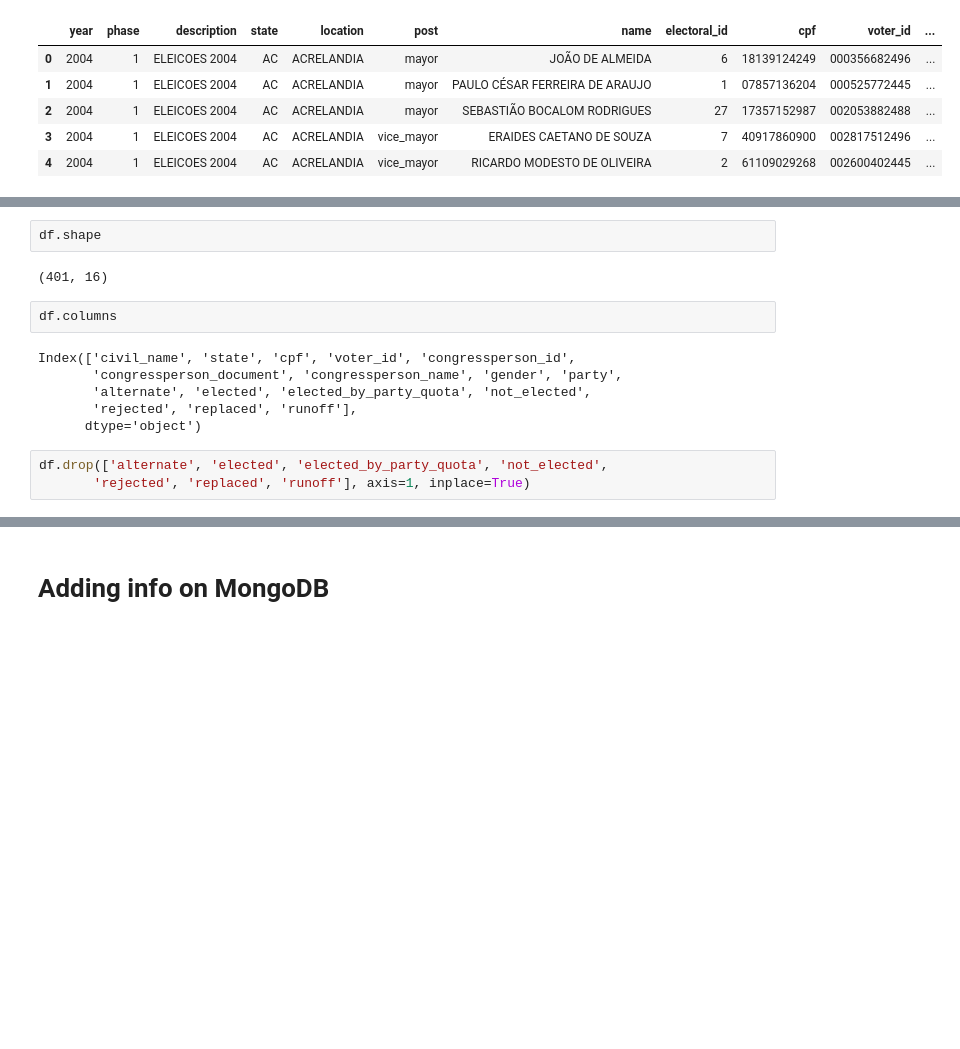
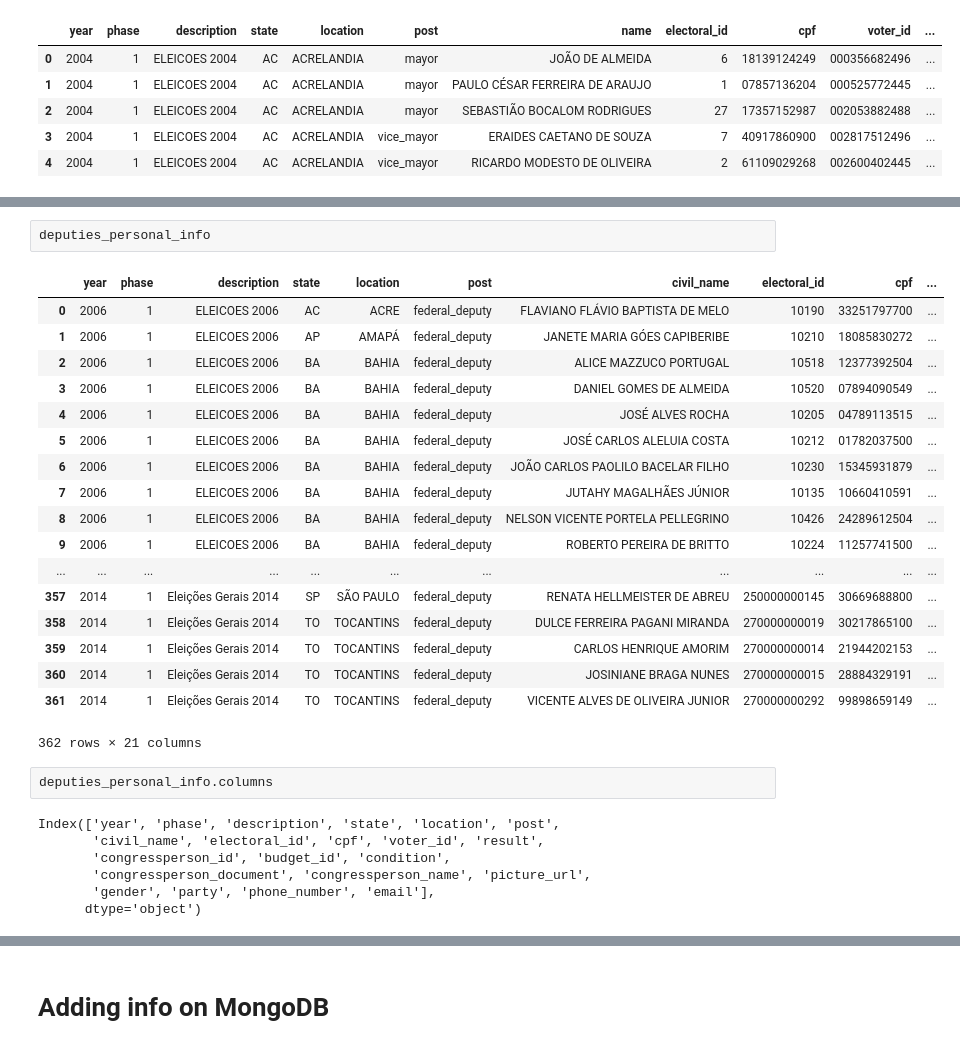
Before and after one commit to okfn-brasil/perfil-politico, a Jupyter notebook: notebooks/02-get-deputy-personal-info.ipynb, the cells around one changed output, grey strips where cells are left out. Saved outputs shown, nothing was run; the diff lists cells and outputs as text; blank space fills up the shorter version.

```diff
--- a/notebooks/02-get-deputy-personal-info.ipynb
+++ b/notebooks/02-get-deputy-personal-info.ipynb
@@ -83,15 +101,30 @@ df.head()
-# %%
-df.shape
-# %% [output]
-(401, 16)
+# %%
+deputies_personal_info
+# %% [output]
+|  | year | phase | description | state | location | post | civil_name | electoral_id | cpf | ... |
+| 0 | 2006 | 1 | ELEICOES 2006 | AC | ACRE | federal_deputy | FLAVIANO FLÁVIO BAPTISTA DE MELO | 10190 | 33251797700 | ... |
+| 1 | 2006 | 1 | ELEICOES 2006 | AP | AMAPÁ | federal_deputy | JANETE MARIA GÓES CAPIBERIBE | 10210 | 18085830272 | ... |
+| 2 | 2006 | 1 | ELEICOES 2006 | BA | BAHIA | federal_deputy | ALICE MAZZUCO PORTUGAL | 10518 | 12377392504 | ... |
+| 3 | 2006 | 1 | ELEICOES 2006 | BA | BAHIA | federal_deputy | DANIEL GOMES DE ALMEIDA | 10520 | 07894090549 | ... |
+| 4 | 2006 | 1 | ELEICOES 2006 | BA | BAHIA | federal_deputy | JOSÉ ALVES ROCHA | 10205 | 04789113515 | ... |
+| 5 | 2006 | 1 | ELEICOES 2006 | BA | BAHIA | federal_deputy | JOSÉ CARLOS ALELUIA COSTA | 10212 | 01782037500 | ... |
+| 6 | 2006 | 1 | ELEICOES 2006 | BA | BAHIA | federal_deputy | JOÃO CARLOS PAOLILO BACELAR FILHO | 10230 | 15345931879 | ... |
+| 7 | 2006 | 1 | ELEICOES 2006 | BA | BAHIA | federal_deputy | JUTAHY MAGALHÃES JÚNIOR | 10135 | 10660410591 | ... |
+| 8 | 2006 | 1 | ELEICOES 2006 | BA | BAHIA | federal_deputy | NELSON VICENTE PORTELA PELLEGRINO | 10426 | 24289612504 | ... |
+| 9 | 2006 | 1 | ELEICOES 2006 | BA | BAHIA | federal_deputy | ROBERTO PEREIRA DE BRITTO | 10224 | 11257741500 | ... |
+| ... | ... | ... | ... | ... | ... | ... | ... | ... | ... | ... |
+| 357 | 2014 | 1 | Eleições Gerais 2014 | SP | SÃO PAULO | federal_deputy | RENATA HELLMEISTER DE ABREU | 250000000145 | 30669688800 | ... |
+| 358 | 2014 | 1 | Eleições Gerais 2014 | TO | TOCANTINS | federal_deputy | DULCE FERREIRA PAGANI MIRANDA | 270000000019 | 30217865100 | ... |
+| 359 | 2014 | 1 | Eleições Gerais 2014 | TO | TOCANTINS | federal_deputy | CARLOS HENRIQUE AMORIM | 270000000014 | 21944202153 | ... |
+| 360 | 2014 | 1 | Eleições Gerais 2014 | TO | TOCANTINS | federal_deputy | JOSINIANE BRAGA NUNES | 270000000015 | 28884329191 | ... |
+| 361 | 2014 | 1 | Eleições Gerais 2014 | TO | TOCANTINS | federal_deputy | VICENTE ALVES DE OLIVEIRA JUNIOR | 270000000292 | 99898659149 | ... |
+362 rows × 21 columns
 # %%
-df.columns
+deputies_personal_info.columns
 # %% [output]
-Index(['civil_name', 'state', 'cpf', 'voter_id', 'congressperson_id',
-       'congressperson_document', 'congressperson_name', 'gender', 'party',
-       'alternate', 'elected', 'elected_by_party_quota', 'not_elected',
-       'rejected', 'replaced', 'runoff'],
+Index(['year', 'phase', 'description', 'state', 'location', 'post',
+       'civil_name', 'electoral_id', 'cpf', 'voter_id', 'result',
+       'congressperson_id', 'budget_id', 'condition',
+       'congressperson_document', 'congressperson_name', 'picture_url',
+       'gender', 'party', 'phone_number', 'email'],
       dtype='object')
-# %%
-df.drop(['alternate', 'elected', 'elected_by_party_quota', 'not_elected',
-       'rejected', 'replaced', 'runoff'], axis=1, inplace=True)
```
Also changed, not shown: parts of 16 cells of this notebook, 1 other file.
